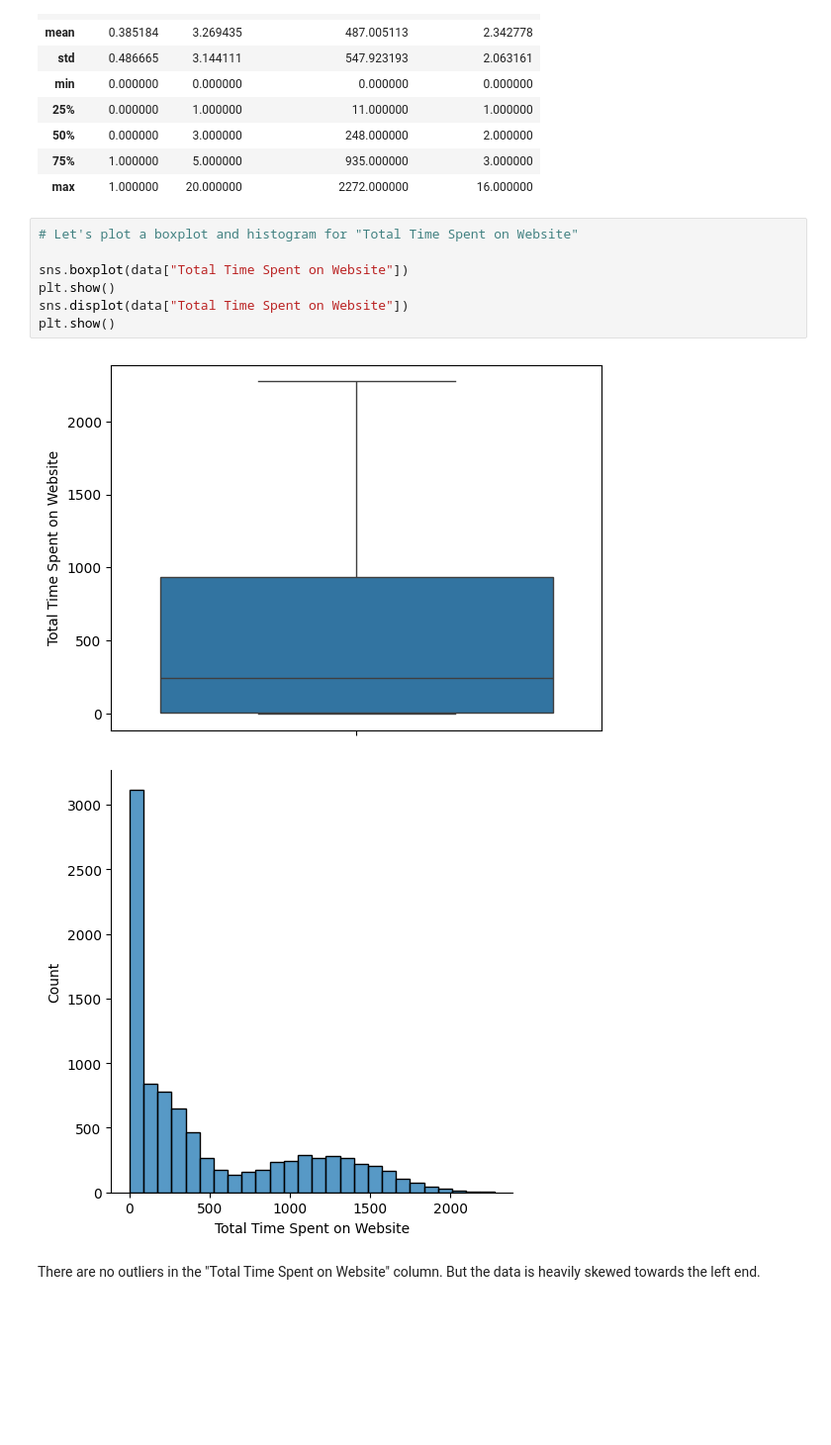
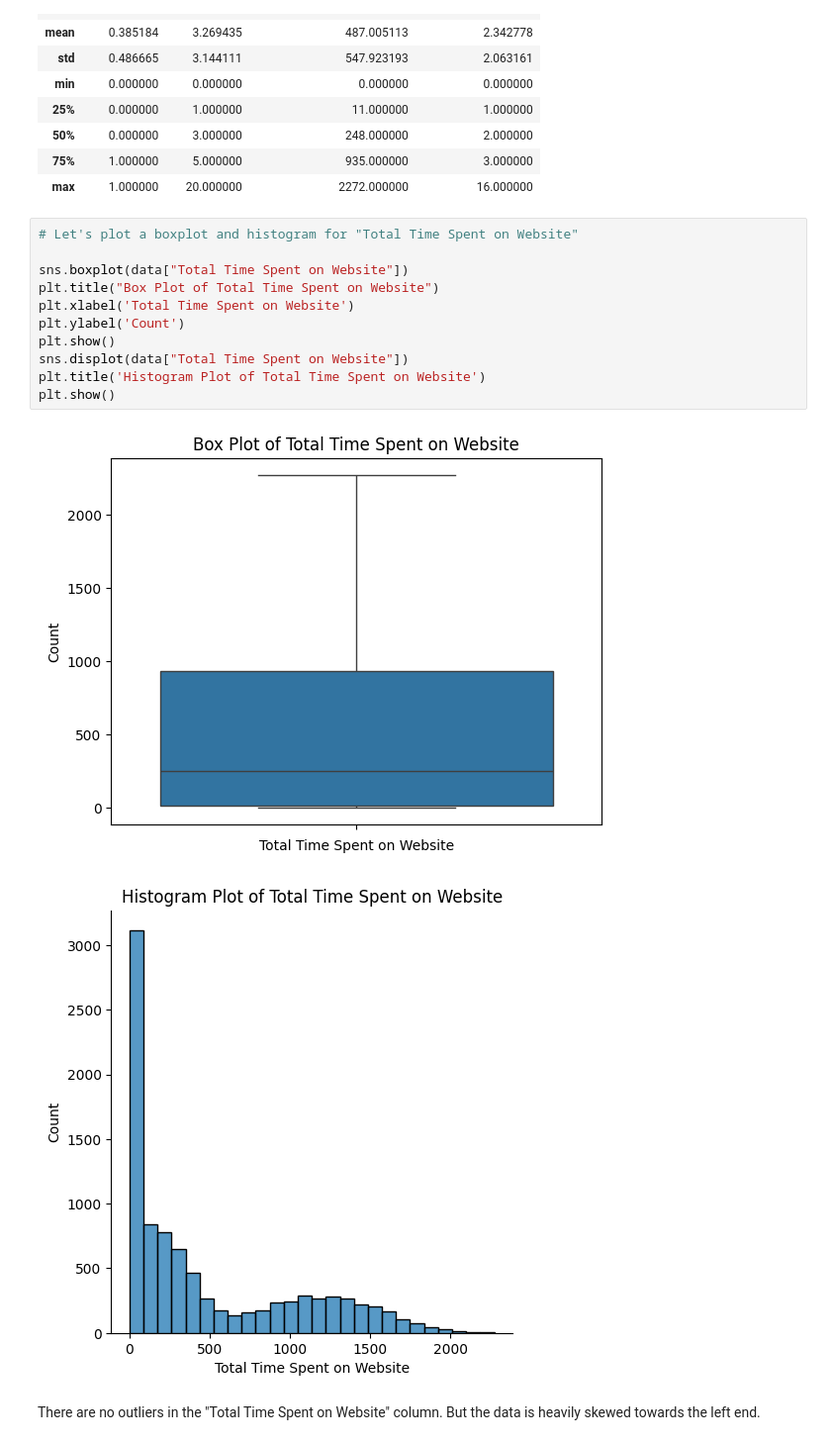
Before and after one commit to aravindpeddinti/Lead_Scoring_Case_Study, a Jupyter notebook: Assignment.ipynb, the cells around one changed output. Shown at 99% size. Drawn from its saved outputs; the diff is of its cells as text; blank space fills up the shorter version.

```diff
--- a/Assignment.ipynb
+++ b/Assignment.ipynb
@@ -156,13 +164,17 @@ data.describe()
 # %%
 # Let's plot a boxplot and histogram for "Total Time Spent on Website"
 
 sns.boxplot(data["Total Time Spent on Website"])
+plt.title("Box Plot of Total Time Spent on Website")
+plt.xlabel('Total Time Spent on Website')
+plt.ylabel('Count')
 plt.show()
 sns.displot(data["Total Time Spent on Website"])
+plt.title('Histogram Plot of Total Time Spent on Website')
 plt.show()
 # %% [output]
-[figure, old version]
+[figure, new version]
-[figure, old version]
+[figure, new version]
 # %% [markdown]
 There are no outliers in the "Total Time Spent on Website" column. But the data is heavily skewed towards the left end.
 # %%
```
Also changed, not shown: parts of 13 cells of this notebook.
